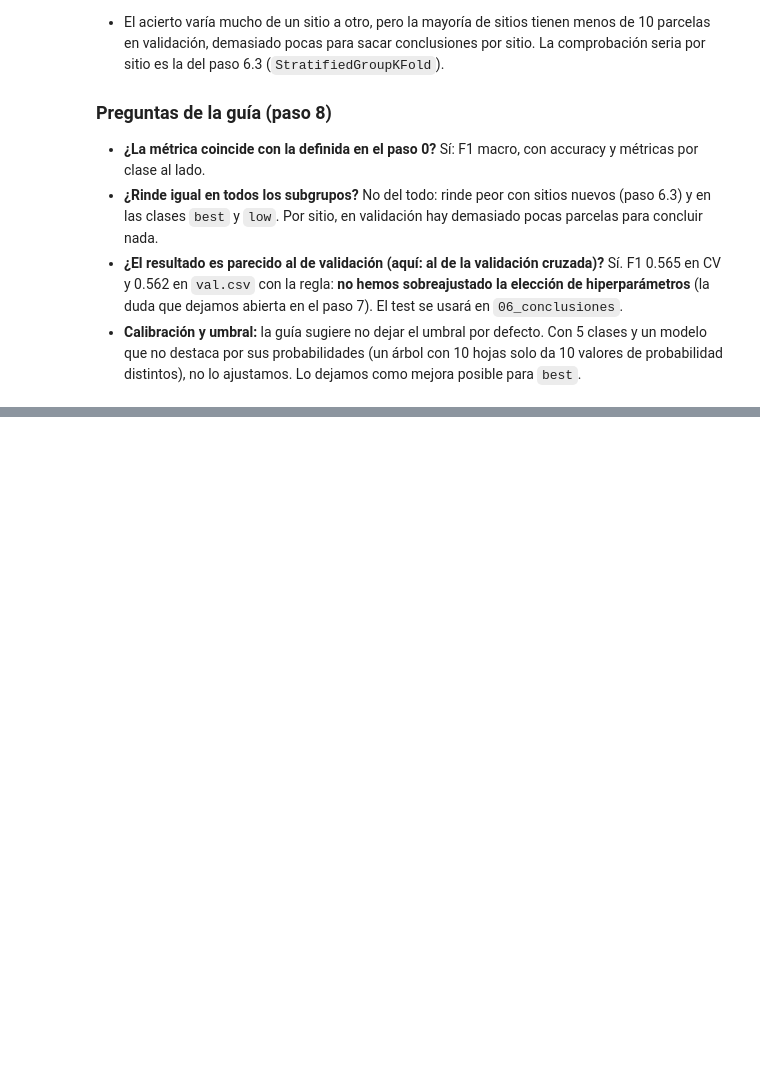
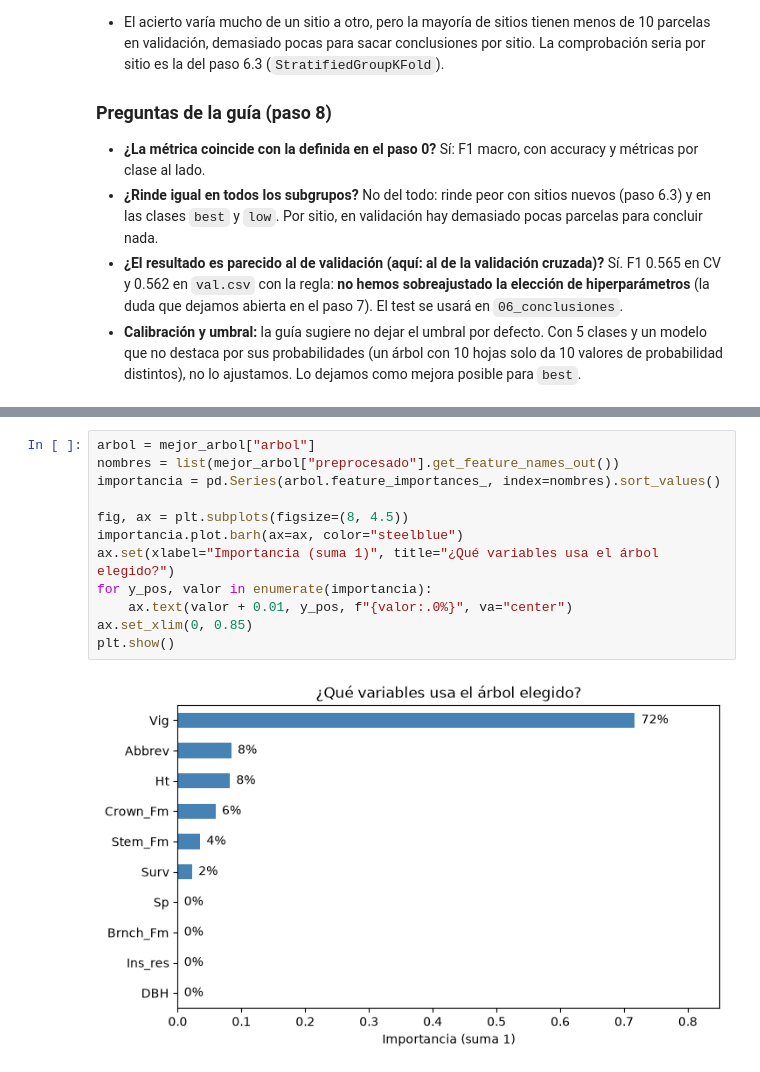
Before and after one commit to IA-P1-BCN/g3-Clasificacion-Multiclase, a Jupyter notebook: 03_arbol_decision.ipynb, the cells around one changed output, grey strips where cells are left out. Drawn from its saved outputs; the diff is of its cells as text; blank space fills up the shorter version.

Commit message:
feat: árbol de decisión, pasos 9 y 10 (interpretación, errores y pipeline guardado)
Refs #57

Co-Authored-By: Claude Opus 5.5 <noreply@anthropic.com>

```diff
--- a/03_arbol_decision.ipynb
+++ b/03_arbol_decision.ipynb
@@ -896,0 +909,14 @@ Especies de validación que no están en train: ['ra', 'te']
+# %%
+arbol = mejor_arbol["arbol"]
+nombres = list(mejor_arbol["preprocesado"].get_feature_names_out())
+importancia = pd.Series(arbol.feature_importances_, index=nombres).sort_values()
+
+fig, ax = plt.subplots(figsize=(8, 4.5))
+importancia.plot.barh(ax=ax, color="steelblue")
+ax.set(xlabel="Importancia (suma 1)", title="¿Qué variables usa el árbol elegido?")
+for y_pos, valor in enumerate(importancia):
+    ax.text(valor + 0.01, y_pos, f"{valor:.0%}", va="center")
+ax.set_xlim(0, 0.85)
+plt.show()
+# %% [output]
+[figure, added]
```
Also changed, not shown: parts of 14 cells of this notebook, 1 other file.
